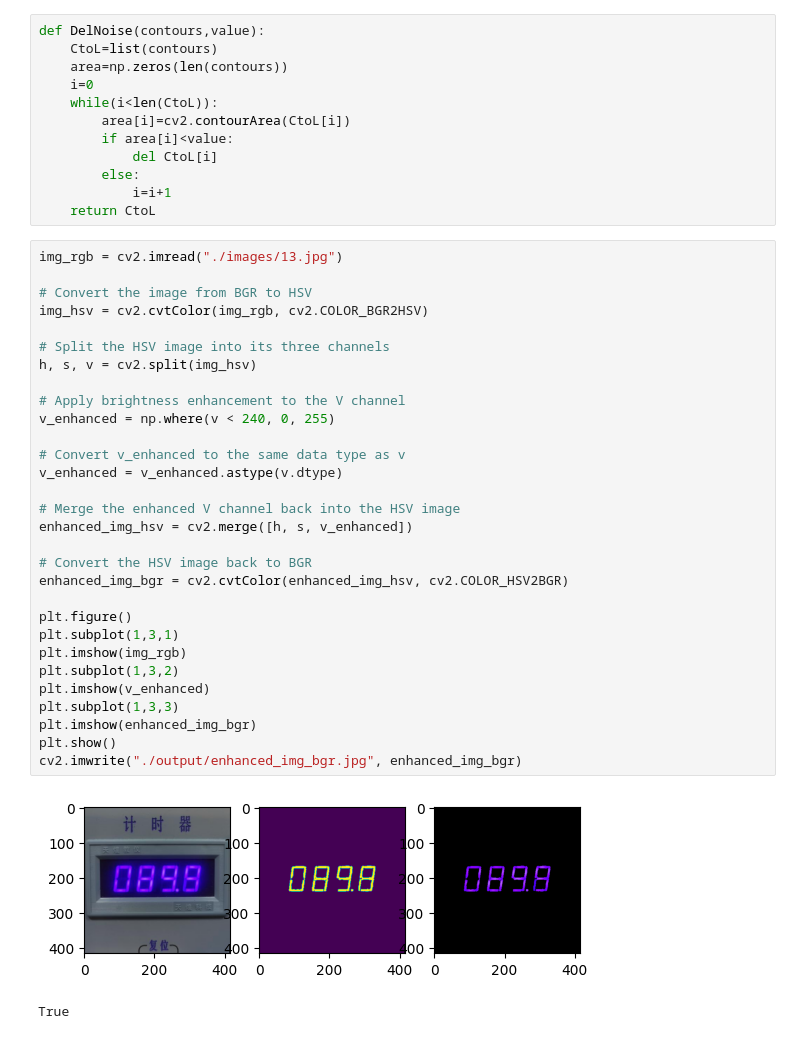
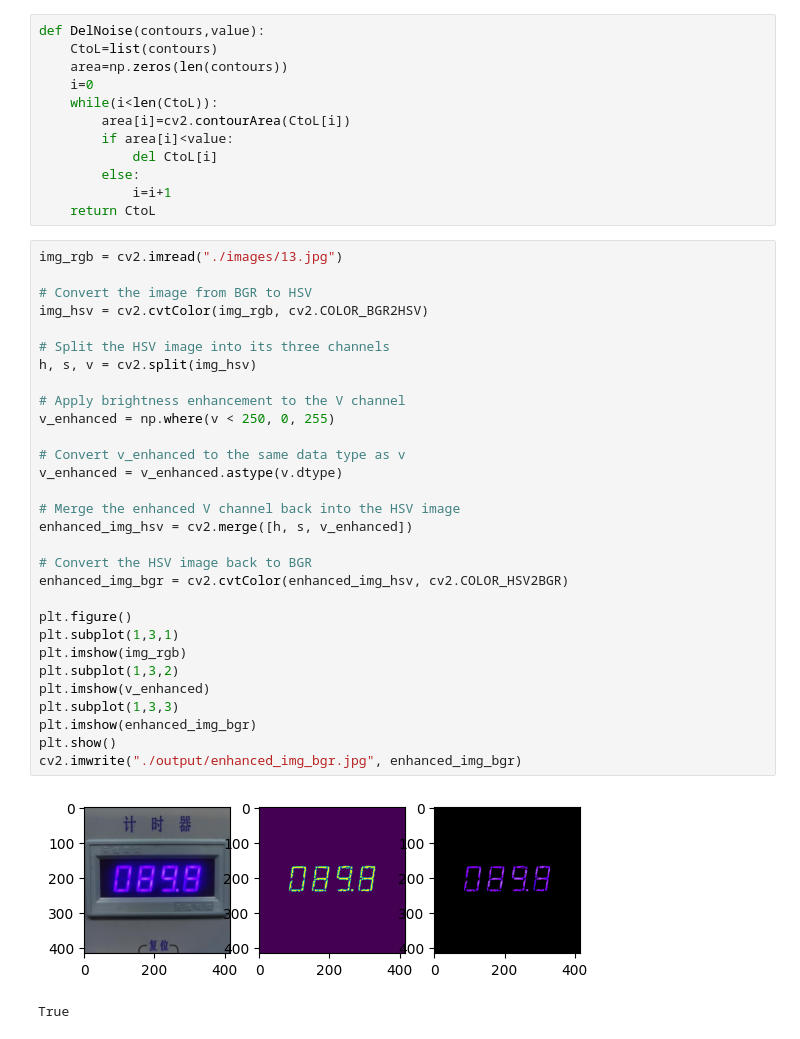
Before and after one commit to yunke120/Digital-Meter-Identification, a Jupyter notebook: main.ipynb, the cells around one changed output. Saved outputs shown, nothing was run; the diff lists cells and outputs as text.

```diff
--- a/main.ipynb
+++ b/main.ipynb
@@ -17,33 +17,33 @@ def DelNoise(contours,value):
 # %%
 img_rgb = cv2.imread("./images/13.jpg")
 
 # Convert the image from BGR to HSV
 img_hsv = cv2.cvtColor(img_rgb, cv2.COLOR_BGR2HSV)
 
 # Split the HSV image into its three channels
 h, s, v = cv2.split(img_hsv)
 
 # Apply brightness enhancement to the V channel
-v_enhanced = np.where(v < 240, 0, 255)
+v_enhanced = np.where(v < 250, 0, 255)
 
 # Convert v_enhanced to the same data type as v
 v_enhanced = v_enhanced.astype(v.dtype)
 
 # Merge the enhanced V channel back into the HSV image
 enhanced_img_hsv = cv2.merge([h, s, v_enhanced])
 
 # Convert the HSV image back to BGR
 enhanced_img_bgr = cv2.cvtColor(enhanced_img_hsv, cv2.COLOR_HSV2BGR)
 
 plt.figure()
 plt.subplot(1,3,1)
 plt.imshow(img_rgb)
 plt.subplot(1,3,2)
 plt.imshow(v_enhanced)
 plt.subplot(1,3,3)
 plt.imshow(enhanced_img_bgr)
 plt.show()
 cv2.imwrite("./output/enhanced_img_bgr.jpg", enhanced_img_bgr)
 # %% [output]
-[figure, old version]
+[figure, new version]
 True
```
Also changed, not shown: parts of 4 cells of this notebook.
